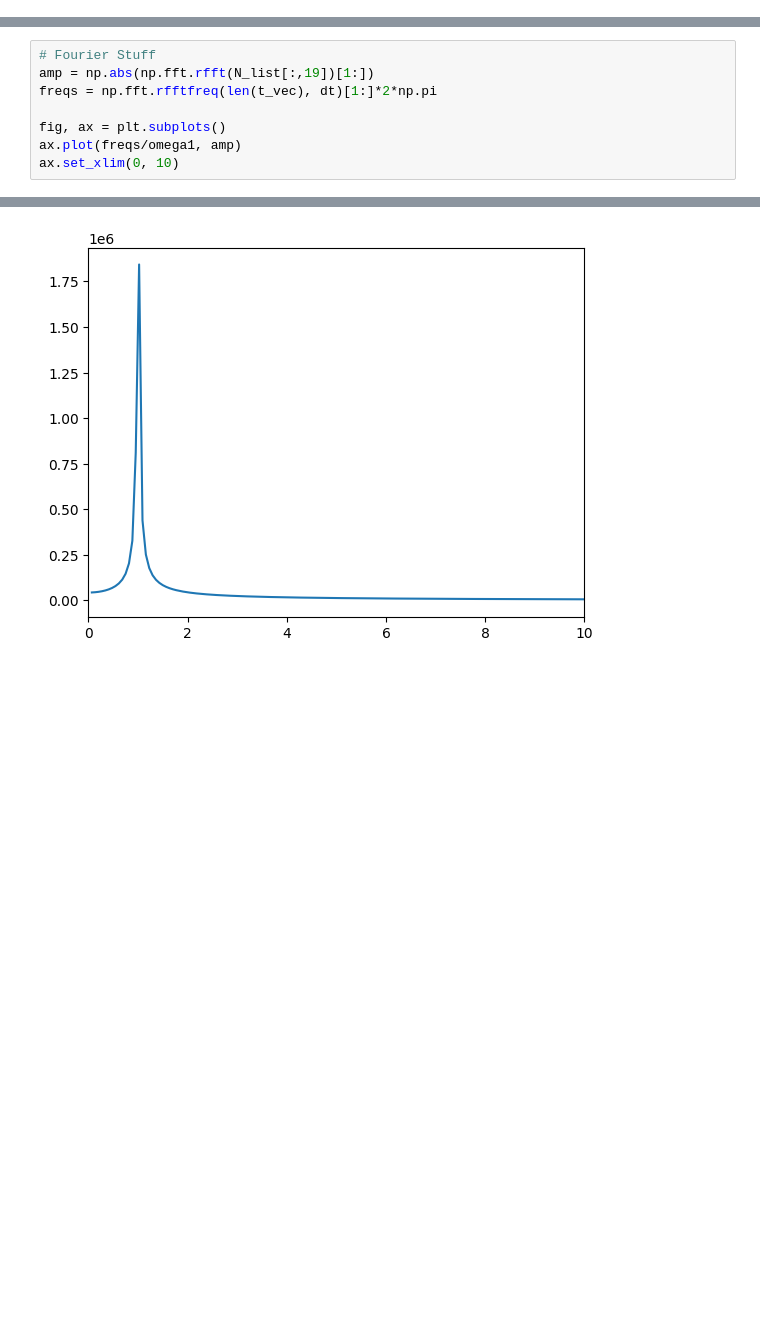
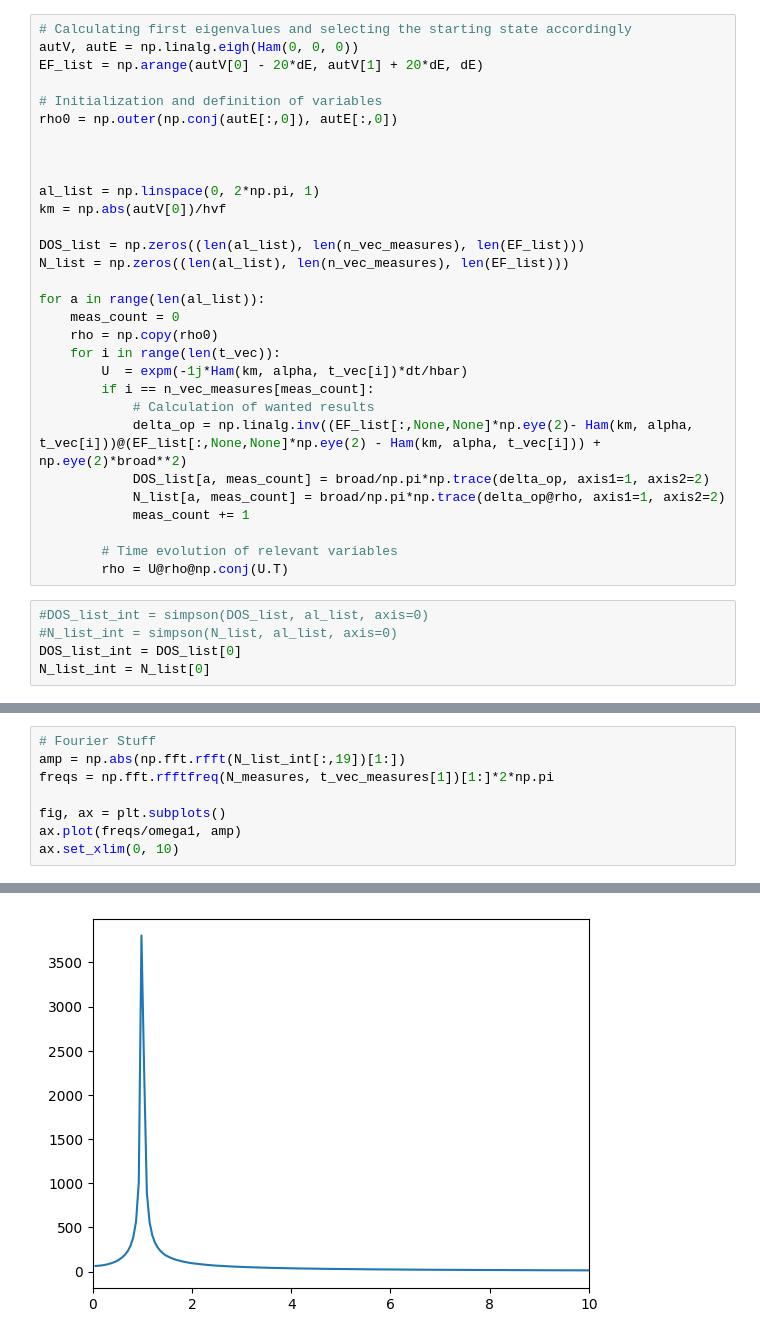
Before and after one commit to Erneh/Neq_TFM, a Jupyter notebook: full_te.ipynb, the cells around one changed output, grey strips where cells are left out. Drawn from its saved outputs; the diff is of its cells as text; blank space fills up the shorter version.

Commit message:
modified:   full_te.ipynb 	new file:   full_te.py 	new file:   graphs_singular.ipynb

```diff
--- a/full_te.ipynb
+++ b/full_te.ipynb
@@ -71,0 +81,35 @@ for (i, t) in enumerate(t_vec):
+# %%
+# Calculating first eigenvalues and selecting the starting state accordingly
+autV, autE = np.linalg.eigh(Ham(0, 0, 0))
+EF_list = np.arange(autV[0] - 20*dE, autV[1] + 20*dE, dE)
+
+# Initialization and definition of variables
+rho0 = np.outer(np.conj(autE[:,0]), autE[:,0])
+
+
+
+al_list = np.linspace(0, 2*np.pi, 1)
+km = np.abs(autV[0])/hvf
+
+DOS_list = np.zeros((len(al_list), len(n_vec_measures), len(EF_list)))
+N_list = np.zeros((len(al_list), len(n_vec_measures), len(EF_list)))
+
+for a in range(len(al_list)):
+    meas_count = 0
+    rho = np.copy(rho0)
+    for i in range(len(t_vec)):
+        U  = expm(-1j*Ham(km, alpha, t_vec[i])*dt/hbar)
+        if i == n_vec_measures[meas_count]:
+            # Calculation of wanted results
+            delta_op = np.linalg.inv((EF_list[:,None,None]*np.eye(2)- Ham(km, alpha, t_vec[i]))@(EF_list[:,None,None]*np.eye(2) - Ham(km, alpha, t_vec[i])) + np.eye(2)*broad**2)
+            DOS_list[a, meas_count] = broad/np.pi*np.trace(delta_op, axis1=1, axis2=2)
+            N_list[a, meas_count] = broad/np.pi*np.trace(delta_op@rho, axis1=1, axis2=2)
+            meas_count += 1
+
+        # Time evolution of relevant variables
+        rho = U@rho@np.conj(U.T)
+# %%
+#DOS_list_int = simpson(DOS_list, al_list, axis=0)
+#N_list_int = simpson(N_list, al_list, axis=0)
+DOS_list_int = DOS_list[0]
+N_list_int = N_list[0]
@@ -82,11 +144,11 @@ ax.set_xlim(0, 10)
 # %%
 # Fourier Stuff
-amp = np.abs(np.fft.rfft(N_list[:,19])[1:])
-freqs = np.fft.rfftfreq(len(t_vec), dt)[1:]*2*np.pi
+amp = np.abs(np.fft.rfft(N_list_int[:,19])[1:])
+freqs = np.fft.rfftfreq(N_measures, t_vec_measures[1])[1:]*2*np.pi
 
 fig, ax = plt.subplots()
 ax.plot(freqs/omega1, amp)
 ax.set_xlim(0, 10)
 # %% [output]
 (0.0, 10.0)
-[figure, old version]
+[figure, new version]
```
Also changed, not shown: parts of 4 cells of this notebook, 2 other files.
